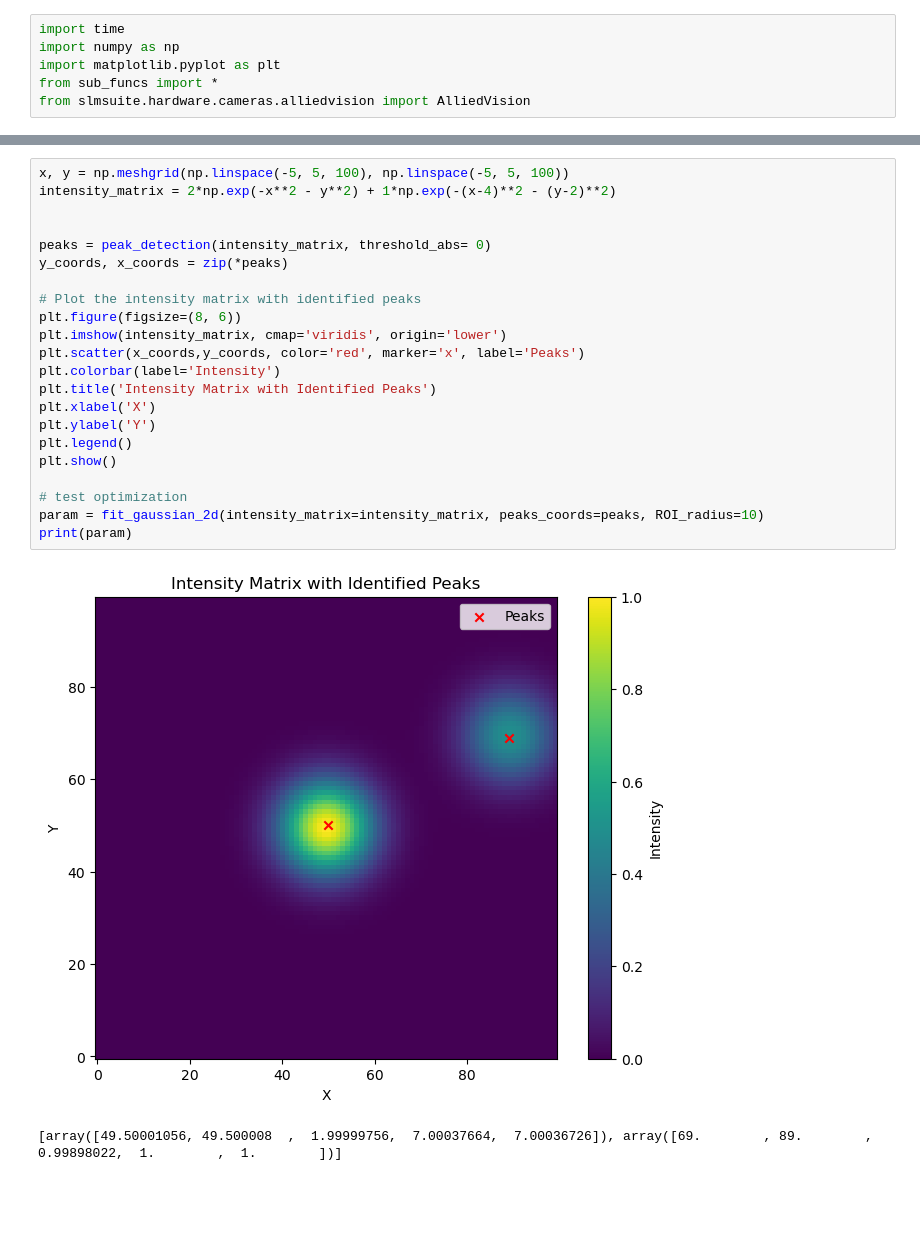
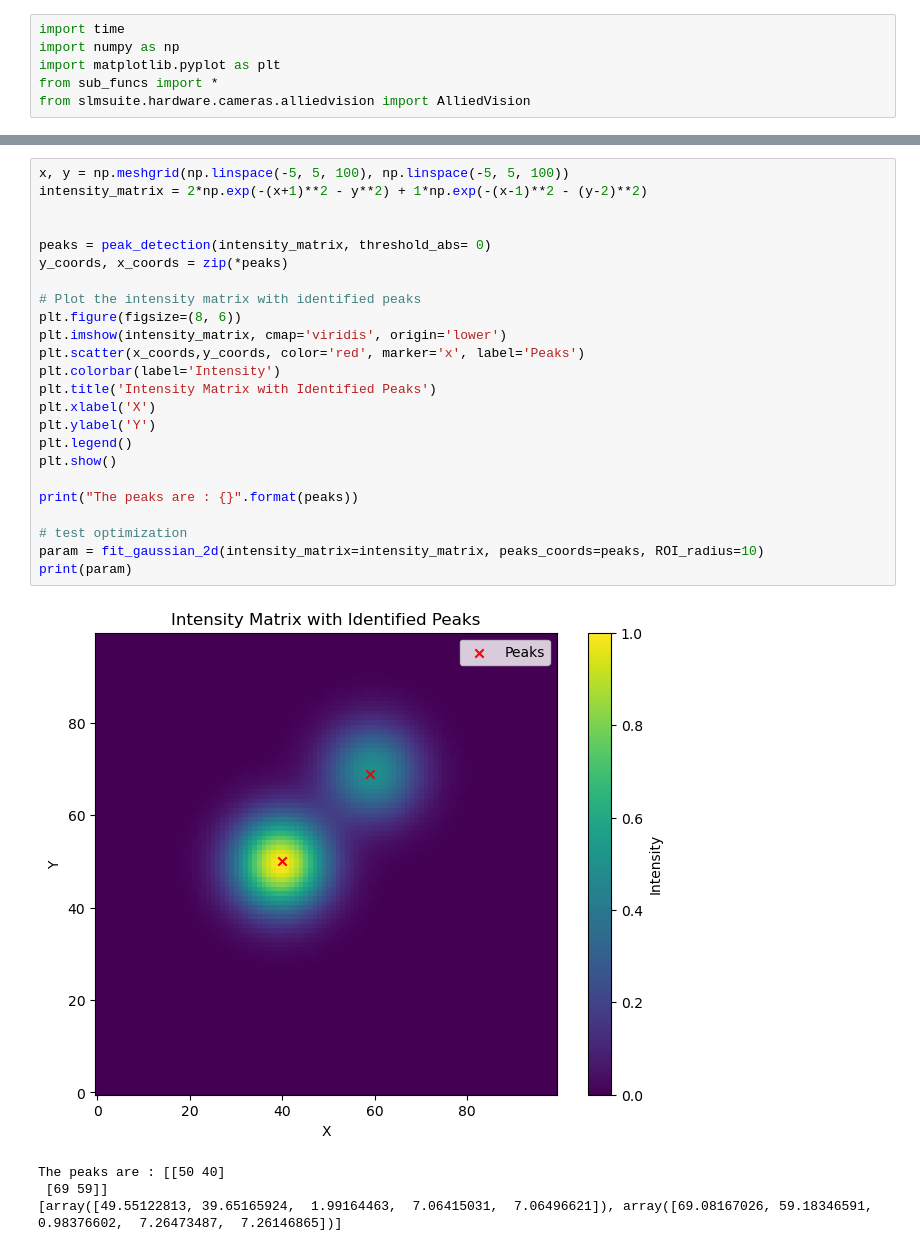
Before and after one commit to Z3phyr7/slmsuite, a Jupyter notebook: spot_drift.ipynb, the cells around one changed output, grey strips where cells are left out. Saved outputs shown, nothing was run; the diff lists cells and outputs as text; blank space fills up the shorter version.

```diff
--- a/spot_drift.ipynb
+++ b/spot_drift.ipynb
@@ -34,29 +34,33 @@ Max intensity: 14
 [figure]
 # %%
 x, y = np.meshgrid(np.linspace(-5, 5, 100), np.linspace(-5, 5, 100))
-intensity_matrix = 2*np.exp(-x**2 - y**2) + 1*np.exp(-(x-4)**2 - (y-2)**2)
+intensity_matrix = 2*np.exp(-(x+1)**2 - y**2) + 1*np.exp(-(x-1)**2 - (y-2)**2)
 
 
 peaks = peak_detection(intensity_matrix, threshold_abs= 0)
 y_coords, x_coords = zip(*peaks)
 
 # Plot the intensity matrix with identified peaks
 plt.figure(figsize=(8, 6))
 plt.imshow(intensity_matrix, cmap='viridis', origin='lower')
 plt.scatter(x_coords,y_coords, color='red', marker='x', label='Peaks')
 plt.colorbar(label='Intensity')
 plt.title('Intensity Matrix with Identified Peaks')
 plt.xlabel('X')
 plt.ylabel('Y')
 plt.legend()
 plt.show()
 
+print("The peaks are : {}".format(peaks))
+
 # test optimization
 param = fit_gaussian_2d(intensity_matrix=intensity_matrix, peaks_coords=peaks, ROI_radius=10)
 print(param)
 # %% [output]
-[figure, old version]
+[figure, new version]
-[array([49.50001056, 49.500008  ,  1.99999756,  7.00037664,  7.00036726]), array([69.        , 89.        ,  0.99898022,  1.        ,  1.        ])]
+The peaks are : [[50 40]
+ [69 59]]
+[array([49.55122813, 39.65165924,  1.99164463,  7.06415031,  7.06496621]), array([69.08167026, 59.18346591,  0.98376602,  7.26473487,  7.26146865])]
 # %%
 # Generate example intensity matrix with two Gaussian spots
 # Replace this with your actual intensity matrix
```
Also changed, not shown: parts of 4 cells of this notebook, 4 other files.
